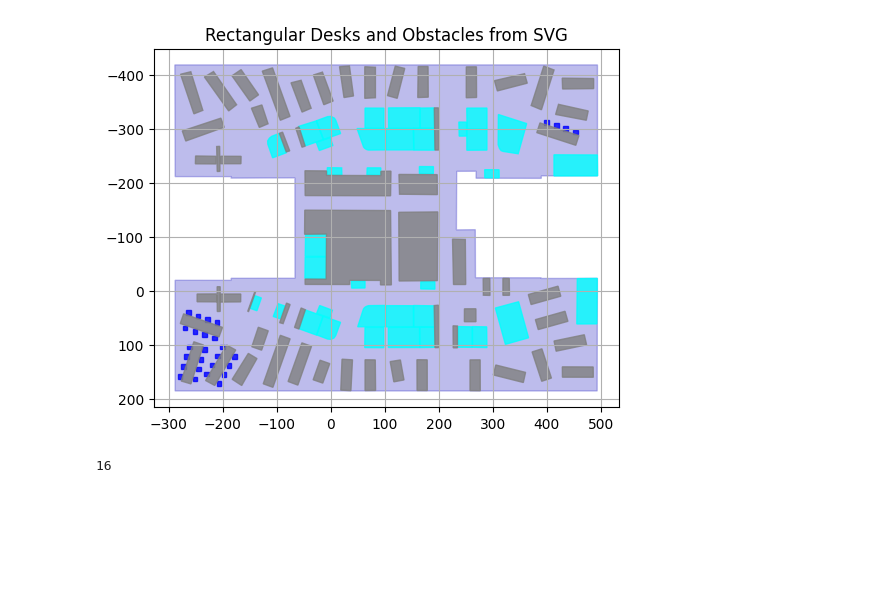
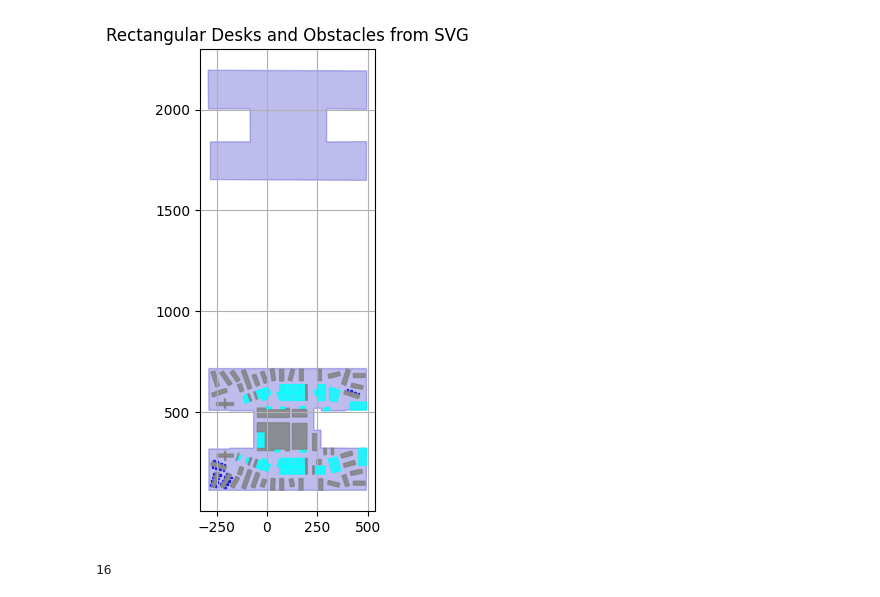
Before and after one commit to ShawInnes/learn-svgrouting, a Jupyter notebook: route-extractor.ipynb, the cells around one changed output. Cells and saved outputs as stored; diff of their text form; code cells hidden in the pictures; blank space fills up the shorter version.

Commit message:
feat: Added more floors

```diff
--- a/route-extractor.ipynb
+++ b/route-extractor.ipynb
@@ -107,6 +123,9 @@ def extract_floor_plan(svg_root):
 # %%
 # Helper to extract desk points
 def extract_desks(svg_root):
+    from shapely.geometry import Polygon
+    from shapely.affinity import scale
+
     desks = []
     for g in svg_root.findall(".//svg:g[@inkscape:label='desk_layer']", ns):
         for c in g.findall(".//svg:circle", ns):
@@ -121,32 +140,33 @@ def extract_desks(svg_root):
                 (cx - r, cy + r),  # bottom left
                 (cx - r, cy - r)  # close the polygon by repeating first point
             ]
-            desks.append((Polygon(points), desk_id))  # Return tuple of (polygon, id)
+            flipped_geom = scale(Polygon(points), xfact=1, yfact=-1, origin=(0, get_svg_height(svg_root) / 2))
+            desks.append((flipped_geom, desk_id))  # Return tuple of (polygon, id)
         for r in g.findall(".//svg:rect", ns):
             desk_poly = parse_rect_with_rotation(r)
             desk_id = c.attrib.get(f"{{{ns['inkscape']}}}label", None)
-            desks.append((desk_poly, desk_id))  # Return tuple of (polygon, id)
+            flipped_geom = scale(desk_poly, xfact=1, yfact=-1, origin=(0, get_svg_height(svg_root) / 2))
+            desks.append((flipped_geom, desk_id))  # Return tuple of (polygon, id)
         for path in g.findall(".//svg:path", ns):
             d_attr = path.attrib.get("d", "")
-            polygon = parse_path(d_attr)
+            desk_path = parse_path(d_attr)
             desk_id = c.attrib.get(f"{{{ns['inkscape']}}}label", None)
-            if polygon:
-                desks.append((polygon, desk_id))  # Return tuple of (polygon, id)
+            if desk_path:
+                flipped_geom = scale(desk_path, xfact=1, yfact=-1, origin=(0, get_svg_height(svg_root) / 2))
+                desks.append((flipped_geom, desk_id))  # Return tuple of (polygon, id)
     return desks
 # %%
-from shapely.geometry import Polygon
-import re
-from shapely.ops import unary_union
+def extract_obstacles_with_full_path_support(svg_root):
+    from shapely.affinity import scale
 
-
-def extract_obstacles_with_full_path_support(svg_root):
     obstacles = []
     for g in svg_root.findall(".//svg:g[@inkscape:label='obstacle_layer']", ns):
         for path in g.findall(".//svg:path", ns):
             d_attr = path.attrib.get("d", "")
             polygon = parse_path(d_attr)
             if polygon:
-                obstacles.append(polygon)
+                flipped_geom = scale(polygon, xfact=1, yfact=-1, origin=(0, get_svg_height(svg_root) / 2))
+                obstacles.append(flipped_geom)
 
     if obstacles:
         merged_obstacles = unary_union(obstacles)
@@ -158,6 +178,9 @@ def extract_obstacles_with_full_path_support(svg_root):
     return obstacles
 # %%
 def extract_rooms(svg_root):
+    from shapely.geometry import Point
+    from shapely.affinity import scale
+
     rooms = []
     for g in svg_root.findall(".//svg:g[@inkscape:label='room_layer']", ns):
         door_points = [
@@ -173,7 +196,9 @@ def extract_rooms(svg_root):
             # Check if any door_point is inside the polygon
             door_point = next((dp for dp in door_points if polygon.contains(dp)), None)
             if polygon and door_point:
-                rooms.append((polygon, door_point, room_id))
+                flipped_polygon = scale(polygon, xfact=1, yfact=-1, origin=(0, get_svg_height(svg_root) / 2))
+                flipped_door_point = scale(door_point, xfact=1, yfact=-1, origin=(0, get_svg_height(svg_root) / 2))
+                rooms.append((flipped_polygon, flipped_door_point, room_id))
             else:
                 print(f'missing door for {room_id}')
 
@@ -187,4 +213,4 @@ unary_union([room[0] for room in extract_rooms(root)])
 # %%
-floor = extract_floor_plan(root)
-floor
+floors = extract_floor_plan(root)
+unary_union([floor[0] for floor in floors])
 # %% [output]
@@ -212,32 +237,32 @@ unary_union(room_polygons)
 # %%
 %matplotlib inline
 import matplotlib.pyplot as plt
 
 # Plot
 fig, ax = plt.subplots(figsize=(6, 6))
 
-x, y = floor.exterior.xy
-ax.fill(x, y, color='#2724c3', alpha=0.3)
+for floor, floor_id in floors:
+    x, y = floor.exterior.xy
+    ax.fill(x, y, color='#2724c3', alpha=0.3)
 
 for desk, desk_id in desks:
     x, y = desk.exterior.xy
     ax.fill(x, y, color='blue', alpha=0.8)
 
 for room, door, room_id in rooms:
     x, y = room.exterior.xy
     ax.fill(x, y, color='cyan', alpha=0.8)
 
 for obstacle in obstacles:
     x, y = obstacle.exterior.xy
     ax.fill(x, y, color='gray', alpha=0.8)
 
 ax.set_title("Rectangular Desks and Obstacles from SVG")
 ax.set_aspect('equal')
 ax.grid(True)
-plt.gca().invert_yaxis()
 plt.show()
 # %% [output]
-[figure, old version]
+[figure, new version]
 # %%
 import math
 
```
Also changed, not shown: parts of 9 cells of this notebook, 1 other file.
